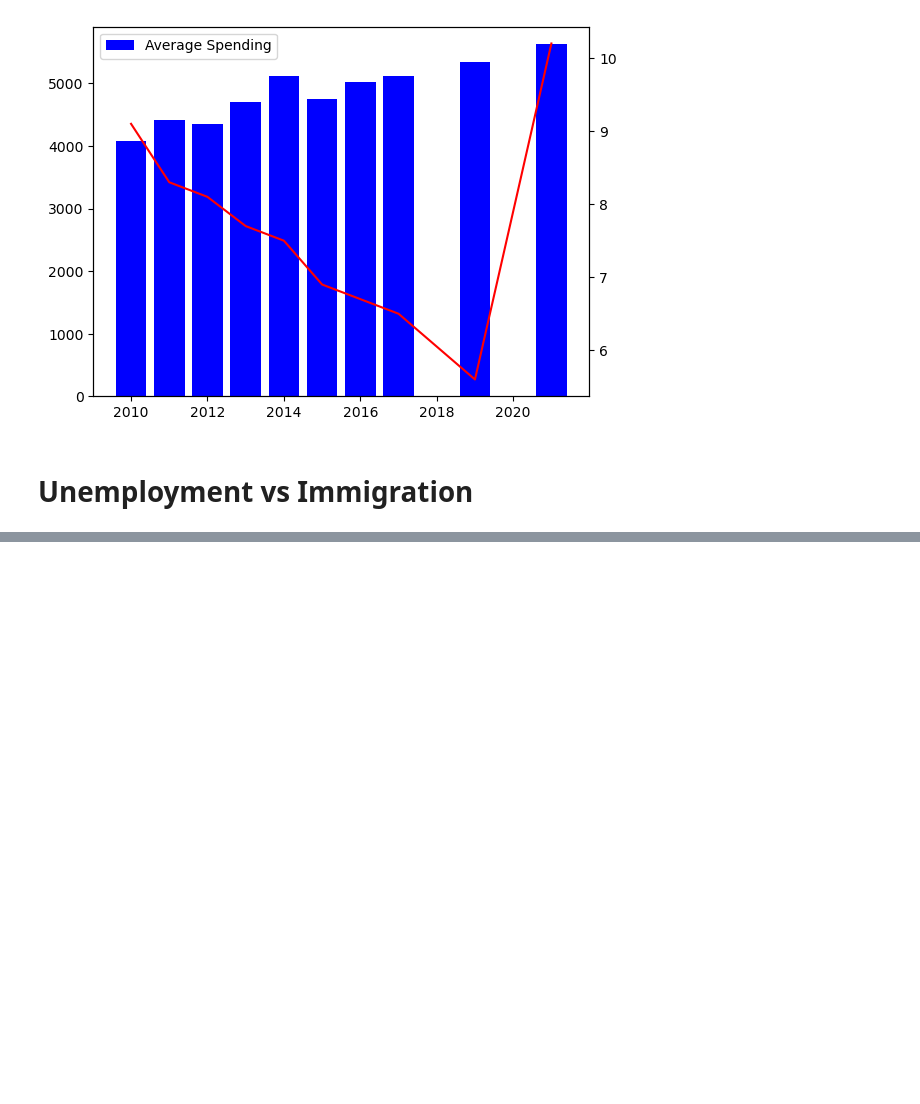
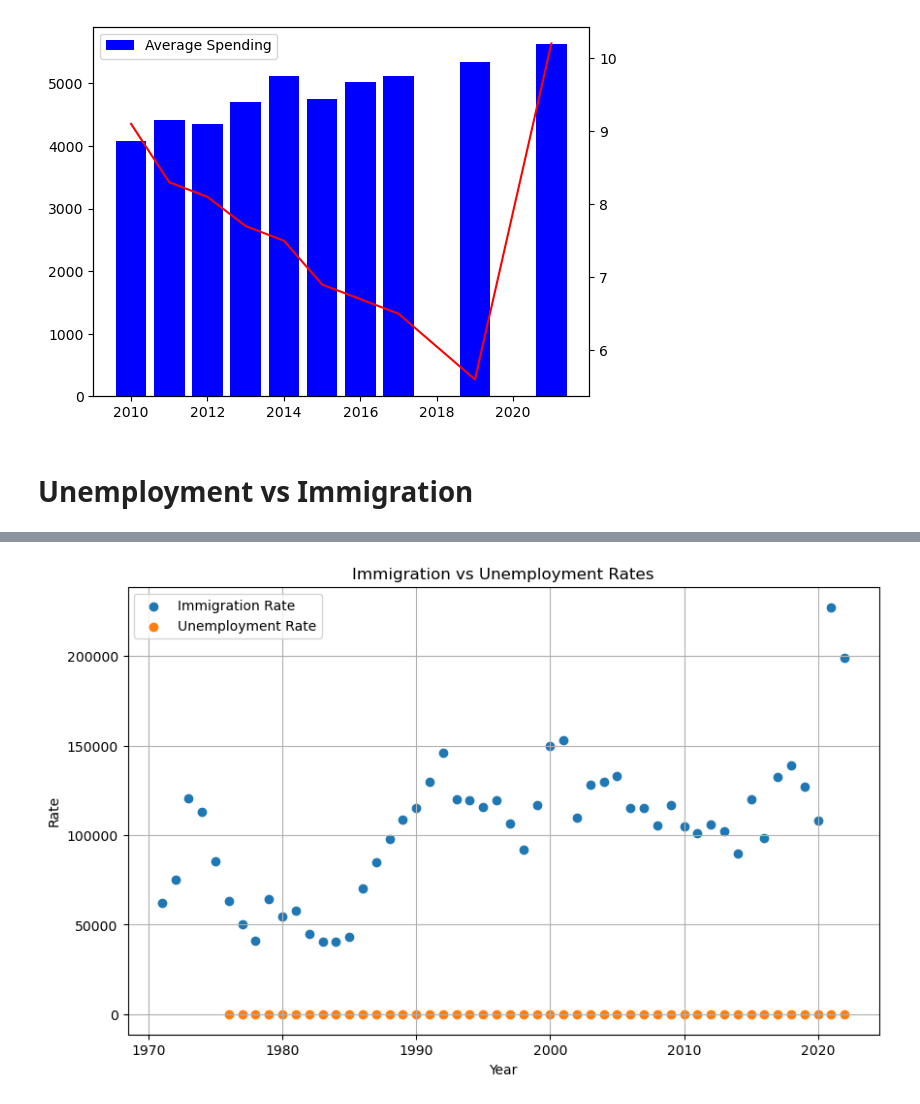
Before and after one commit to Cadeem-M/Unemployment-Analysis, a Jupyter notebook: analysis.ipynb, the cells around one changed output, grey strips where cells are left out. Cells and saved outputs as stored; diff of their text form; code cells hidden in the pictures; blank space fills up the shorter version.

```diff
--- a/analysis.ipynb
+++ b/analysis.ipynb
@@ -243,0 +278,8 @@ immigration_df.head()
+# %%
+for i, row in filt_immigration_df.iterrows():
+    date = row["REF_DATE"].split("/")
+    filt_immigration_df.loc[i,"Year"] = date[0]
+
+
+
+filt_immigration_df.head()
@@ -243,0 +293,4 @@ immigration_df.head()
+# %%
+filt_immigration_df = filt_immigration_df.filter(items= ["Year", "GEO", "Age group", "Total Immigrants"])
+
+filt_immigration_df.head()
@@ -243,0 +374,12 @@ immigration_df.head()
+# %%
+plt.figure(figsize=(10, 6))
+plt.scatter(ontario_immigration['Year'], ontario_immigration['Total Immigrants'], label='Immigration Rate')
+plt.scatter(ontario_unemploy['Year'], ontario_unemploy['Unemployment rate'], label='Unemployment Rate')
+plt.xlabel('Year')
+plt.ylabel('Rate')
+plt.title('Immigration vs Unemployment Rates')
+plt.legend()
+plt.grid(True)
+plt.show()
+# %% [output]
+[figure, added]
```
Also changed, not shown: parts of 10 cells of this notebook, 1 other file.
